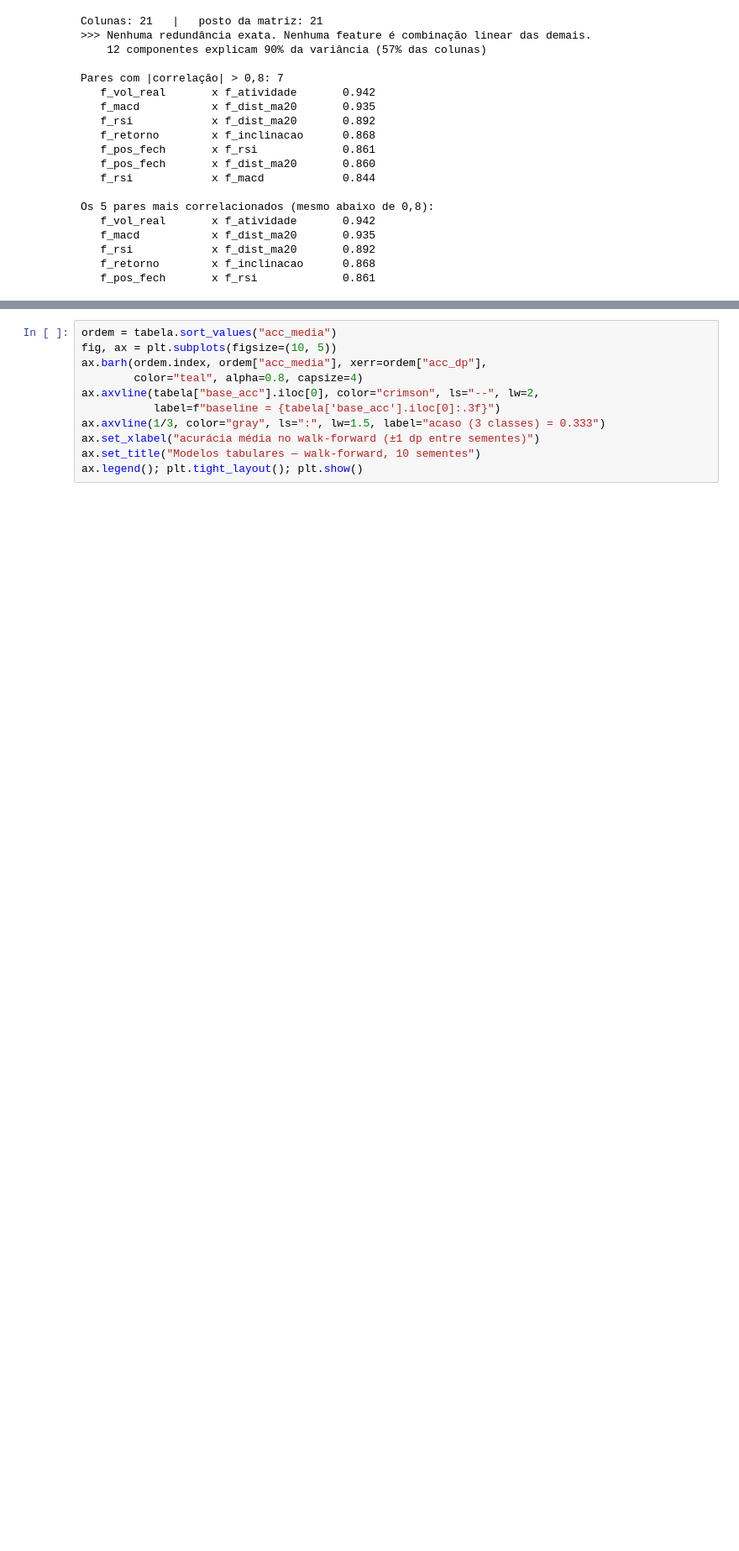
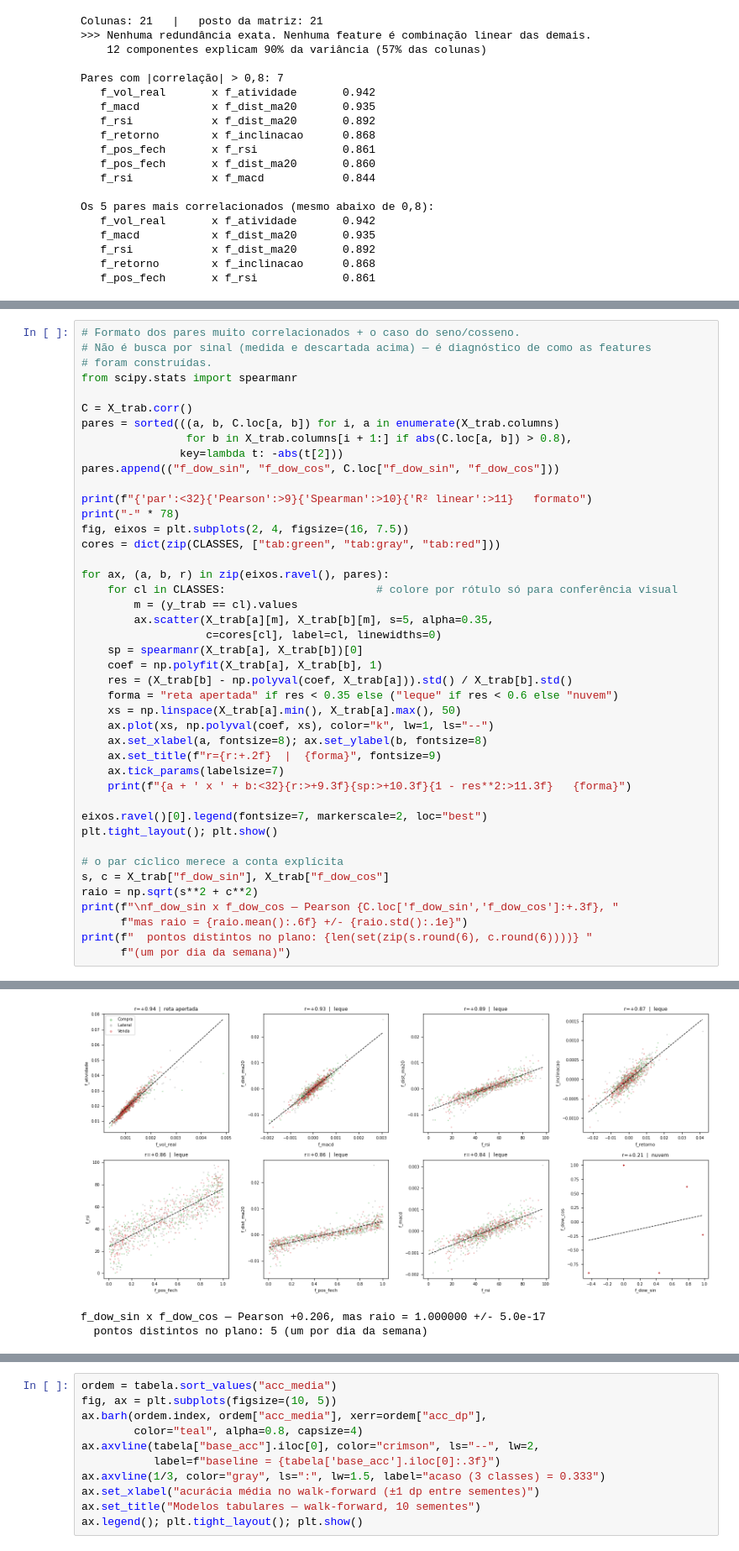
Before and after one commit to marcospontoexe/IA, a Jupyter notebook: predição do mini índice/classificação/classificação Compra-Lateral-Venda do WIN M5.ipynb, the cells around one changed output, grey strips where cells are left out. Shown at 84% size. Drawn from its saved outputs; the diff is of its cells as text; blank space fills up the shorter version.

```diff
--- a/predição do mini índice/classificação/classificação Compra-Lateral-Venda do WIN M5.ipynb
+++ b/predição do mini índice/classificação/classificação Compra-Lateral-Venda do WIN M5.ipynb
@@ -3127,0 +3428,44 @@ Os 5 pares mais correlacionados (mesmo abaixo de 0,8):
+# %%
+# Formato dos pares muito correlacionados + o caso do seno/cosseno.
+# Não é busca por sinal (medida e descartada acima) — é diagnóstico de como as features
+# foram construídas.
+from scipy.stats import spearmanr
+
+C = X_trab.corr()
+pares = sorted(((a, b, C.loc[a, b]) for i, a in enumerate(X_trab.columns)
+                for b in X_trab.columns[i + 1:] if abs(C.loc[a, b]) > 0.8),
+               key=lambda t: -abs(t[2]))
+pares.append(("f_dow_sin", "f_dow_cos", C.loc["f_dow_sin", "f_dow_cos"]))
+
+print(f"{'par':<32}{'Pearson':>9}{'Spearman':>10}{'R² linear':>11}   formato")
+print("-" * 78)
+fig, eixos = plt.subplots(2, 4, figsize=(16, 7.5))
+cores = dict(zip(CLASSES, ["tab:green", "tab:gray", "tab:red"]))
+
+for ax, (a, b, r) in zip(eixos.ravel(), pares):
+    for cl in CLASSES:                       # colore por rótulo só para conferência visual
+        m = (y_trab == cl).values
+        ax.scatter(X_trab[a][m], X_trab[b][m], s=5, alpha=0.35,
+                   c=cores[cl], label=cl, linewidths=0)
+    sp = spearmanr(X_trab[a], X_trab[b])[0]
+    coef = np.polyfit(X_trab[a], X_trab[b], 1)
+    res = (X_trab[b] - np.polyval(coef, X_trab[a])).std() / X_trab[b].std()
+    forma = "reta apertada" if res < 0.35 else ("leque" if res < 0.6 else "nuvem")
+    xs = np.linspace(X_trab[a].min(), X_trab[a].max(), 50)
+    ax.plot(xs, np.polyval(coef, xs), color="k", lw=1, ls="--")
+    ax.set_xlabel(a, fontsize=8); ax.set_ylabel(b, fontsize=8)
+    ax.set_title(f"r={r:+.2f}  |  {forma}", fontsize=9)
+    ax.tick_params(labelsize=7)
+    print(f"{a + ' x ' + b:<32}{r:>+9.3f}{sp:>+10.3f}{1 - res**2:>11.3f}   {forma}")
+
+eixos.ravel()[0].legend(fontsize=7, markerscale=2, loc="best")
+plt.tight_layout(); plt.show()
+
+# o par cíclico merece a conta explícita
+s, c = X_trab["f_dow_sin"], X_trab["f_dow_cos"]
+raio = np.sqrt(s**2 + c**2)
+print(f"\nf_dow_sin x f_dow_cos — Pearson {C.loc['f_dow_sin','f_dow_cos']:+.3f}, "
+      f"mas raio = {raio.mean():.6f} +/- {raio.std():.1e}")
+print(f"  pontos distintos no plano: {len(set(zip(s.round(6), c.round(6))))} "
+      f"(um por dia da semana)")
+# %% [output]
@@ -3127,0 +3482,3 @@ Os 5 pares mais correlacionados (mesmo abaixo de 0,8):
+[figure, added]
+f_dow_sin x f_dow_cos — Pearson +0.206, mas raio = 1.000000 +/- 5.0e-17
+  pontos distintos no plano: 5 (um por dia da semana)
```
Also changed, not shown: parts of 32 cells of this notebook, 8 other files.
